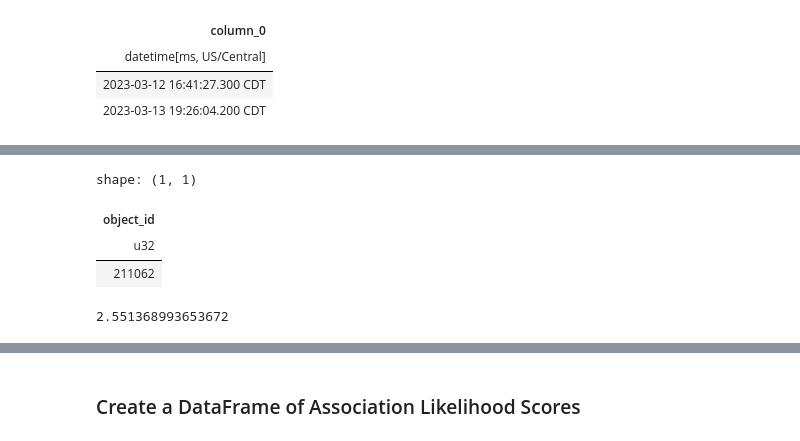
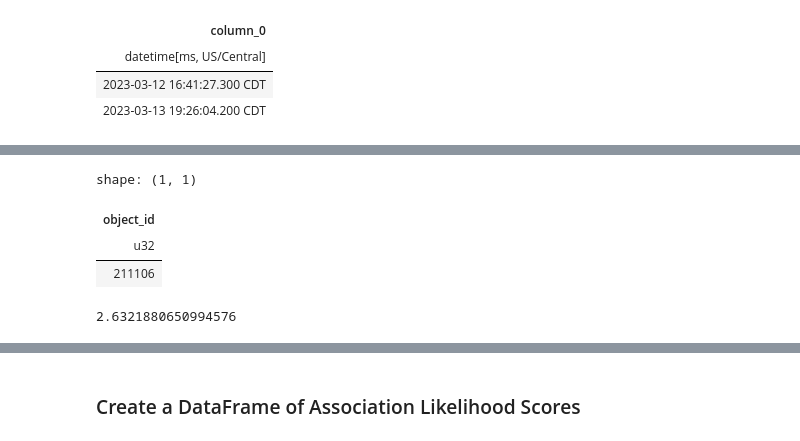
Before and after one commit to UnivOfAlabama-BittleResearchGroup/roadside-radar, a Jupyter notebook: notebooks/validation/calibrateable_trajectories.ipynb, the cells around one changed output, grey strips where cells are left out. Saved outputs shown, nothing was run; the diff lists cells and outputs as text; code cells hidden in the pictures.

```diff
--- a/notebooks/validation/calibrateable_trajectories.ipynb
+++ b/notebooks/validation/calibrateable_trajectories.ipynb
@@ -135,16 +285,16 @@ processed_traj_df.columns
 # %%
-pl.scan_parquet(ROOT / "data/merged_march.parquet").select(
-    pl.col('object_id')
-).explode('object_id').approx_n_unique().collect()
+pl.scan_parquet(ROOT / "data/merged_march.parquet").select(pl.col("object_id")).explode(
+    "object_id"
+).approx_n_unique().collect()
 # %% [output]
 shape: (1, 1)
 | object_id |
 | u32 |
-| 211062 |
+| 211106 |
 # %%
-211062 / 82725
+211062 / 80185
 # %% [output]
-2.551368993653672
+2.6321880650994576
 # %%
 # pl.scan_parquet(
 #     # Path(os.environ.get("RAW_DATA_DIR")).joinpath("*.parquet")
```
Also changed, not shown: parts of 24 cells of this notebook, 4 other files.
